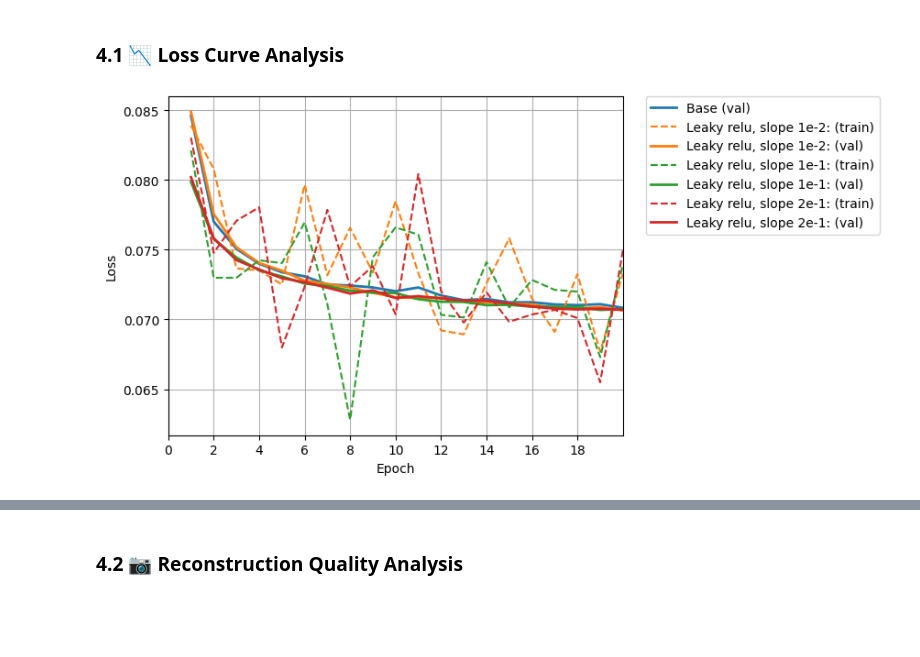
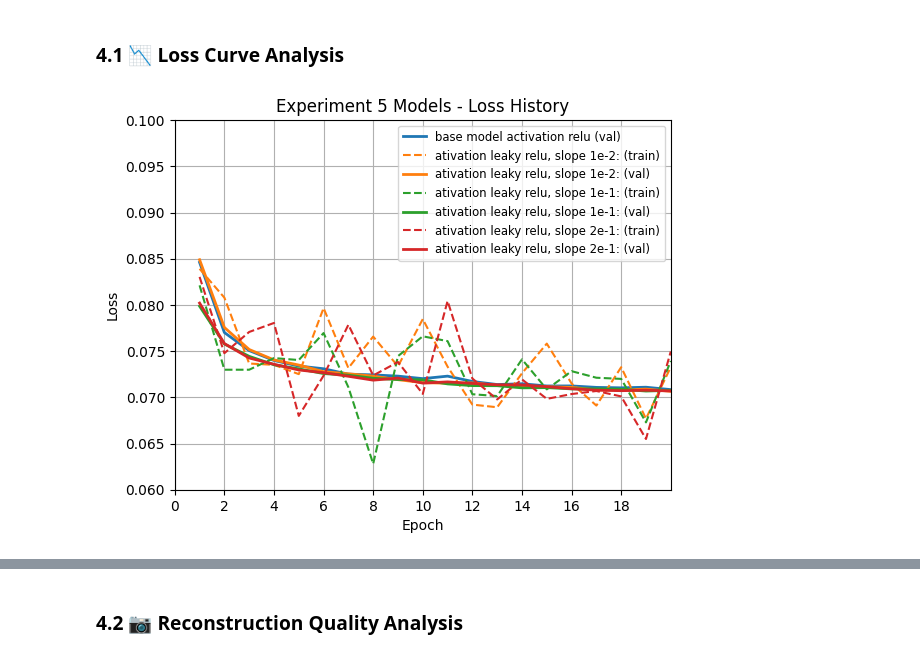
Before and after one commit to vlad-uve/CAE-MNIST, a Jupyter notebook: notebooks/CAE_experiment_5(leaky_relu).ipynb, the cells around one changed output, grey strips where cells are left out. Saved outputs shown, nothing was run; the diff lists cells and outputs as text; code cells hidden in the pictures; blank space fills up the shorter version.

Commit message:
Final formatting of figures and code

```diff
--- a/notebooks/CAE_experiment_5(leaky_relu).ipynb
+++ b/notebooks/CAE_experiment_5(leaky_relu).ipynb
@@ -314,31 +320,33 @@ TRAINING IS FINISHED.
 base_loss = torch.load('/content/CAE-MNIST/outputs/base_model_files/base_loss.pth')
 # %%
 # plot baseeline validation loss
-plot_experiment_history([base_loss], label_list=['Base'])
+plot_experiment_history([base_loss], label_list=['base model activation relu'])
 
 # plot training and validation losses for experiment 5 models
 plot_experiment_history(
     loss_list=experiment_5_losses,
     label_list=[
-        'Leaky relu, slope 1e-2:',
-        'Leaky relu, slope 1e-1:',
-        'Leaky relu, slope 2e-1:'
+        'ativation leaky relu, slope 1e-2:',
+        'ativation leaky relu, slope 1e-1:',
+        'ativation leaky relu, slope 2e-1:'
     ],
     color=plt.get_cmap('tab10').colors[1:],
     to_plot_train=True
 )
 
 # format plot
 plt.xlim(1, base_num_epoch)
 plt.xticks(range(0, base_num_epoch, 2))
-plt.legend(bbox_to_anchor=(1.05, 1), loc='upper left', borderaxespad=0.)
+plt.ylim(0.06, 0.1)
+plt.legend(fontsize='small')
+plt.title('Experiment 5 Models - Loss History')
 plt.grid()
 
 # save plot
 plt.savefig("CAE-MNIST/outputs/experiment_5_files/experiment_5_image_loss.png")
 plt.show()
 # %% [output]
-[figure, old version]
+[figure, new version]
 # %%
 # manually add and push experiment 5 loss curve image to Git repository
 !git -C /content/CAE-MNIST add outputs/experiment_5_files/experiment_5_image_loss.png
```
Also changed, not shown: parts of 14 cells of this notebook.
